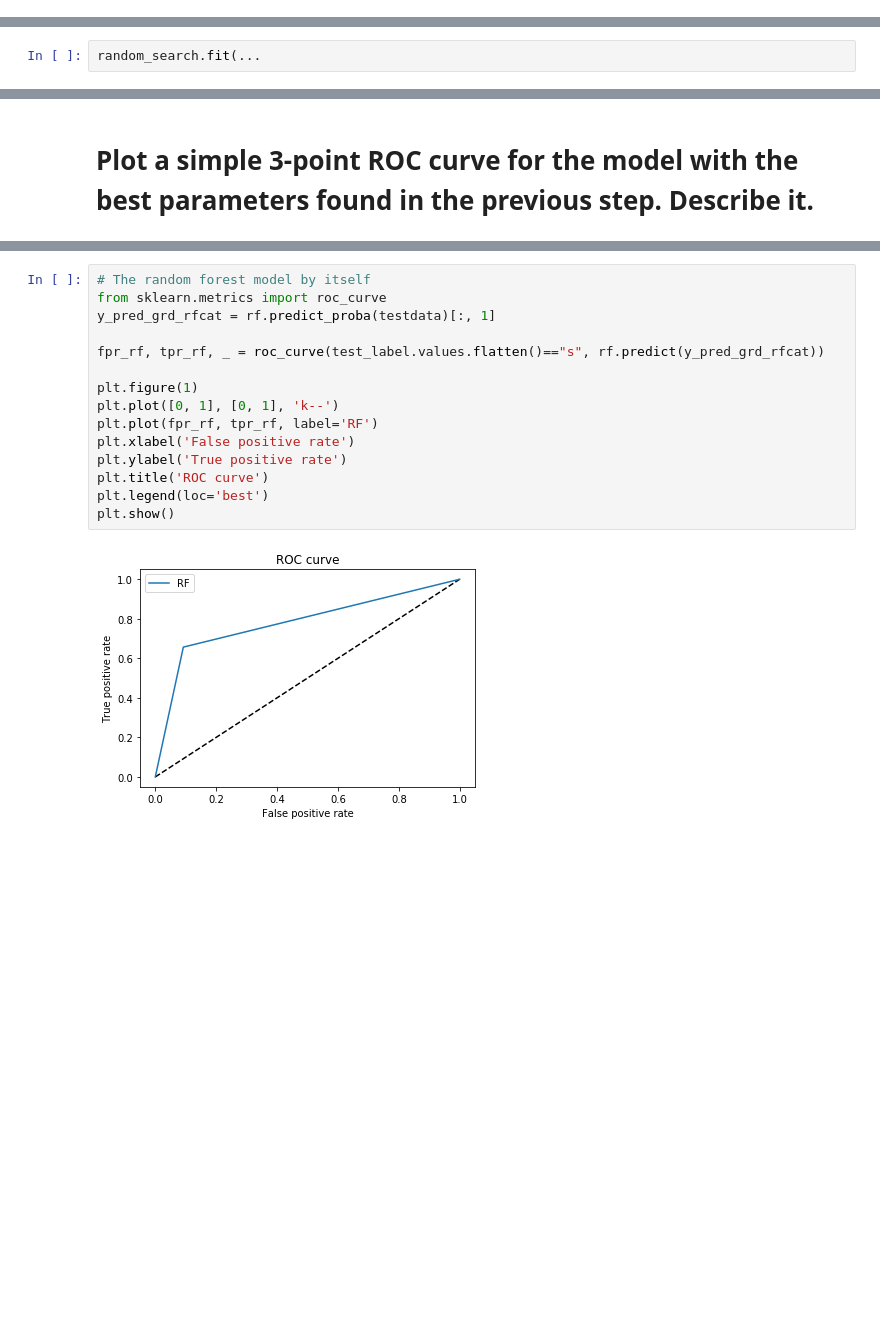
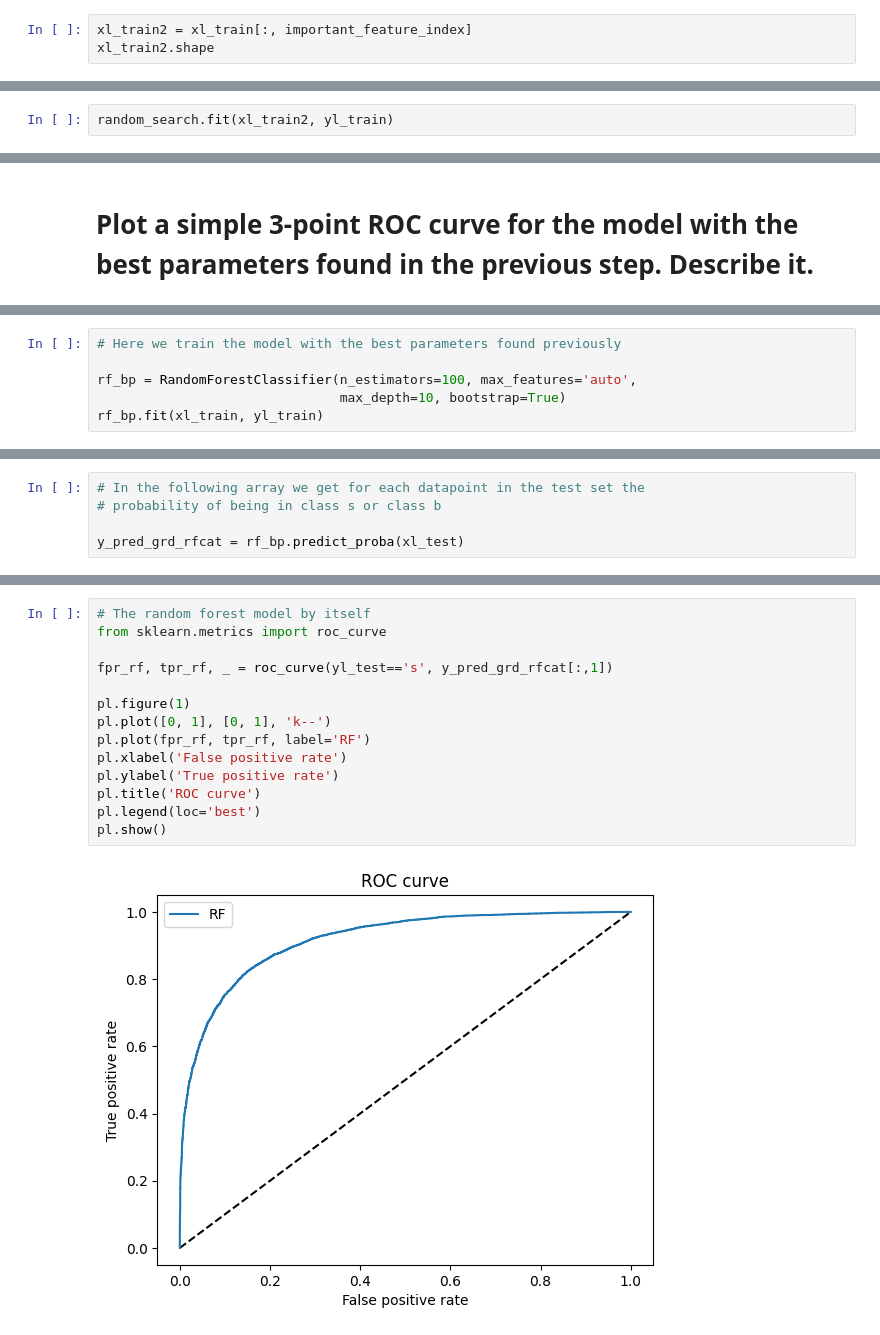
Before and after one commit to marcocaramanti/MLPNS_MCaramanti, a Jupyter notebook: higgsbosonSearch.ipynb, the cells around one changed output, grey strips where cells are left out. Cells and saved outputs as stored; diff of their text form; blank space fills up the shorter version.

Commit message:
Grid search and ROC curve

```diff
--- a/higgsbosonSearch.ipynb
+++ b/higgsbosonSearch.ipynb
@@ -473,0 +462,3 @@ Note that this may take a long time! It took 1 hour for me to run this. Dont sta
+# %%
+xl_train2 = xl_train[:, important_feature_index]
+xl_train2.shape
@@ -474,2 +471,2 @@ Note that this may take a long time! It took 1 hour for me to run this. Dont sta
 # %%
-random_search.fit(...
+random_search.fit(xl_train2, yl_train)
@@ -489,0 +533,6 @@ rf.fit(traindata, train_label.values.flatten()=="s", max_depth.....)
+# %%
+# Here we train the model with the best parameters found previously
+
+rf_bp = RandomForestClassifier(n_estimators=100, max_features='auto',
+                               max_depth=10, bootstrap=True)
+rf_bp.fit(xl_train, yl_train)
@@ -489,0 +541,5 @@ rf.fit(traindata, train_label.values.flatten()=="s", max_depth.....)
+# %%
+# In the following array we get for each datapoint in the test set the
+# probability of being in class s or class b
+
+y_pred_grd_rfcat = rf_bp.predict_proba(xl_test)
@@ -490,17 +560,16 @@ rf.fit(traindata, train_label.values.flatten()=="s", max_depth.....)
 # %%
 # The random forest model by itself
 from sklearn.metrics import roc_curve
-y_pred_grd_rfcat = rf.predict_proba(testdata)[:, 1]
 
-fpr_rf, tpr_rf, _ = roc_curve(test_label.values.flatten()=="s", rf.predict(y_pred_grd_rfcat))
+fpr_rf, tpr_rf, _ = roc_curve(yl_test=='s', y_pred_grd_rfcat[:,1])
 
-plt.figure(1)
-plt.plot([0, 1], [0, 1], 'k--')
-plt.plot(fpr_rf, tpr_rf, label='RF')
-plt.xlabel('False positive rate')
-plt.ylabel('True positive rate')
-plt.title('ROC curve')
-plt.legend(loc='best')
-plt.show()
+pl.figure(1)
+pl.plot([0, 1], [0, 1], 'k--')
+pl.plot(fpr_rf, tpr_rf, label='RF')
+pl.xlabel('False positive rate')
+pl.ylabel('True positive rate')
+pl.title('ROC curve')
+pl.legend(loc='best')
+pl.show()
 # %% [output]
-[figure, old version]
+[figure, new version]
```
Also changed, not shown: parts of 34 cells of this notebook.
